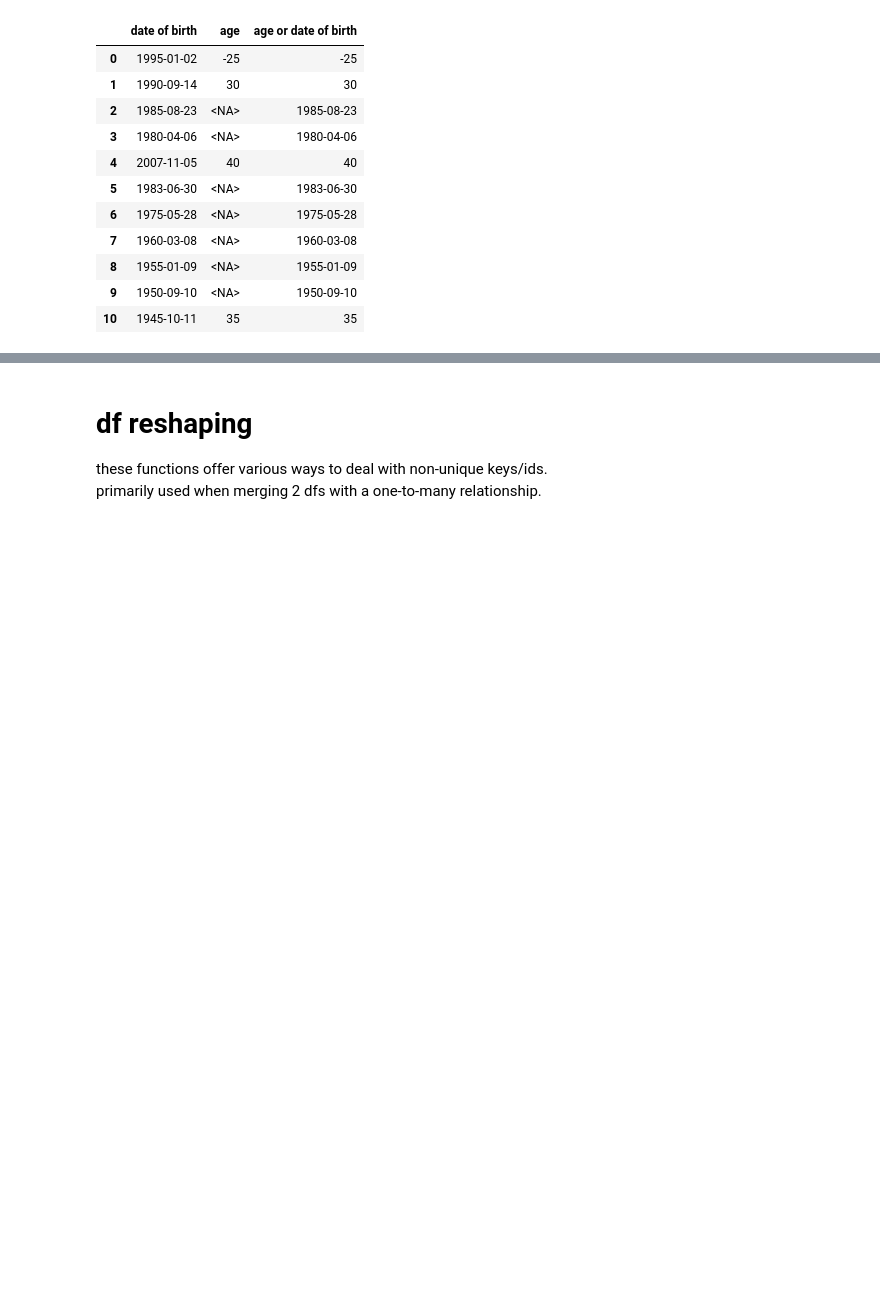
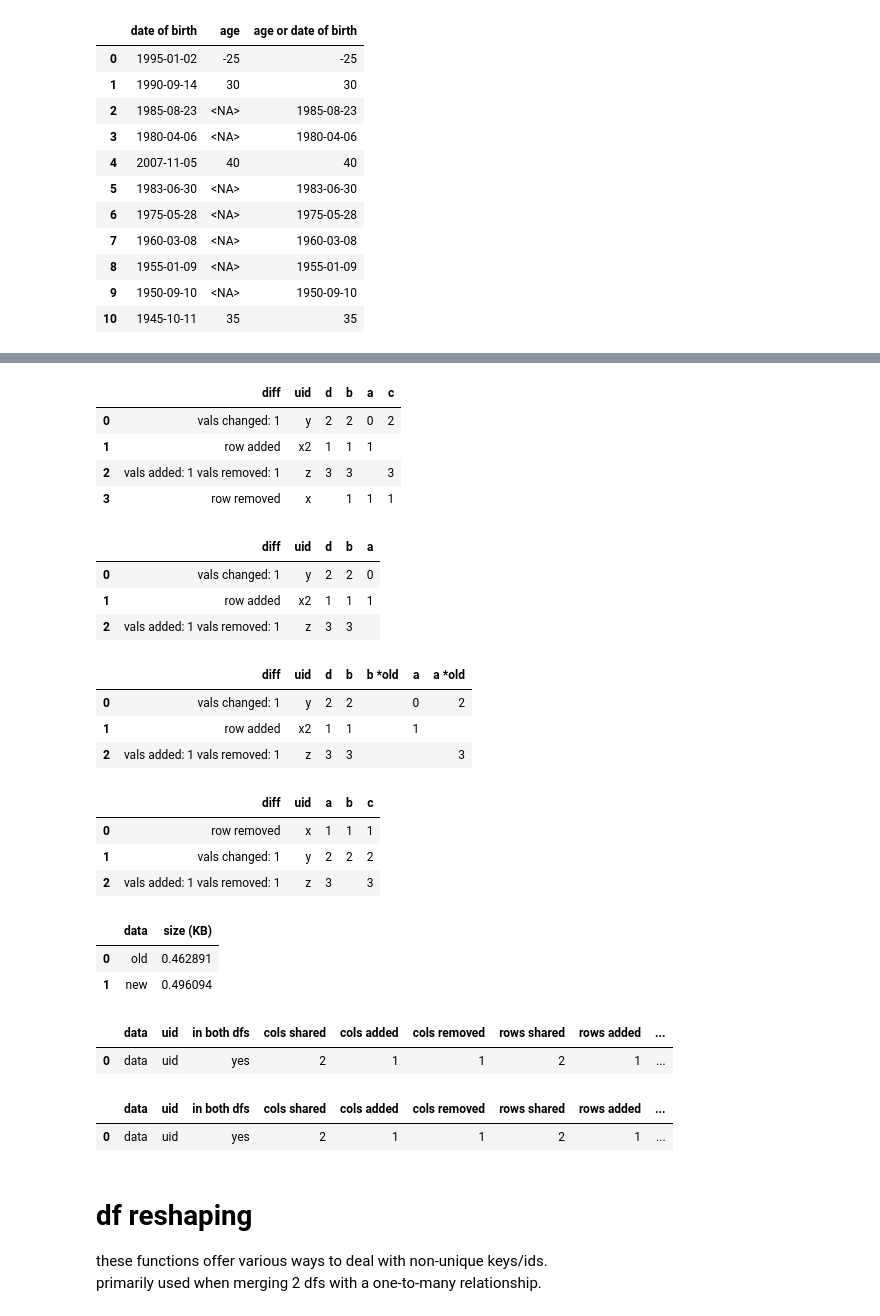
Before and after one commit to MartinVoelkl94/dukit, a Jupyter notebook: interactive_demo.ipynb, the cells around one changed output, grey strips where cells are left out. Drawn from its saved outputs; the diff is of its cells as text; code cells hidden in the pictures; blank space fills up the shorter version.

Commit message:
dk.diff: added examples to interactive_demo.ipynb
Changes to be committed:
	modified:   interactive_demo.ipynb

```diff
--- a/interactive_demo.ipynb
+++ b/interactive_demo.ipynb
@@ -893,0 +878,6 @@ df.dk.qs(code)
+# %%
+old = dk.get_df_old()
+new = dk.get_df_new()
+
+display('old:', old)
+display('new:', new)
@@ -894,3 +916,71 @@ df.dk.qs(code)
+# %%
+#'mix': show rows and cols from old and new df.
+#additions and deletions are highlighted.
+dk.diff(
+    old,
+    new,
+    mode='mix',
+    ).show()
+# %% [output]
+|  | diff | uid | d | b | a | c |
+| 0 | vals changed: 1 | y | 2 | 2 | 0 | 2 |
+| 1 | row added | x2 | 1 | 1 | 1 |  |
+| 2 | vals added: 1 vals removed: 1 | z | 3 | 3 |  | 3 |
+| 3 | row removed | x |  | 1 | 1 | 1 |
+# %%
+#'new': show only rows and cols from the new df.
+#additions are highlighted.
+dk.diff(
+    old,
+    new,
+    mode='new',
+    ).show()
+# %% [output]
+|  | diff | uid | d | b | a |
+| 0 | vals changed: 1 | y | 2 | 2 | 0 |
+| 1 | row added | x2 | 1 | 1 | 1 |
+| 2 | vals added: 1 vals removed: 1 | z | 3 | 3 |  |
+# %%
+#'new+': also preserve changed old values in parallel metadata cols.
+dk.diff(
+    old,
+    new,
+    mode='new+',
+    ).show()
+# %% [output]
+|  | diff | uid | d | b | b *old | a | a *old |
+| 0 | vals changed: 1 | y | 2 | 2 |  | 0 | 2 |
+| 1 | row added | x2 | 1 | 1 |  | 1 |  |
+| 2 | vals added: 1 vals removed: 1 | z | 3 | 3 |  |  | 3 |
+# %%
+#'old': show only rows and cols from the old df.
+#deletions are highlighted.
+dk.diff(
+    old,
+    new,
+    mode='old',
+    ).show()
+# %% [output]
+|  | diff | uid | a | b | c |
+| 0 | row removed | x | 1 | 1 | 1 |
+| 1 | vals changed: 1 | y | 2 | 2 | 2 |
+| 2 | vals added: 1 vals removed: 1 | z | 3 |  | 3 |
+# %%
+dk.diff(old, new).info()
+# %% [output]
+|  | data | size (KB) |
+| 0 | old | 0.462891 |
+| 1 | new | 0.496094 |
+# %%
+dk.diff(old, new).summary()
+# %% [output]
+|  | data | uid | in both dfs | cols shared | cols added | cols removed | rows shared | rows added | ... |
+| 0 | data | uid | yes | 2 | 1 | 1 | 2 | 1 | ... |
+# %%
+dk.diff(old, new).details()
+# %% [output]
+|  | data | uid | in both dfs | cols shared | cols added | cols removed | rows shared | rows added | ... |
+| 0 | data | uid | yes | 2 | 1 | 1 | 2 | 1 | ... |
 # %% [markdown]
 # df reshaping
 
```
Also changed, not shown: parts of 15 cells of this notebook.
